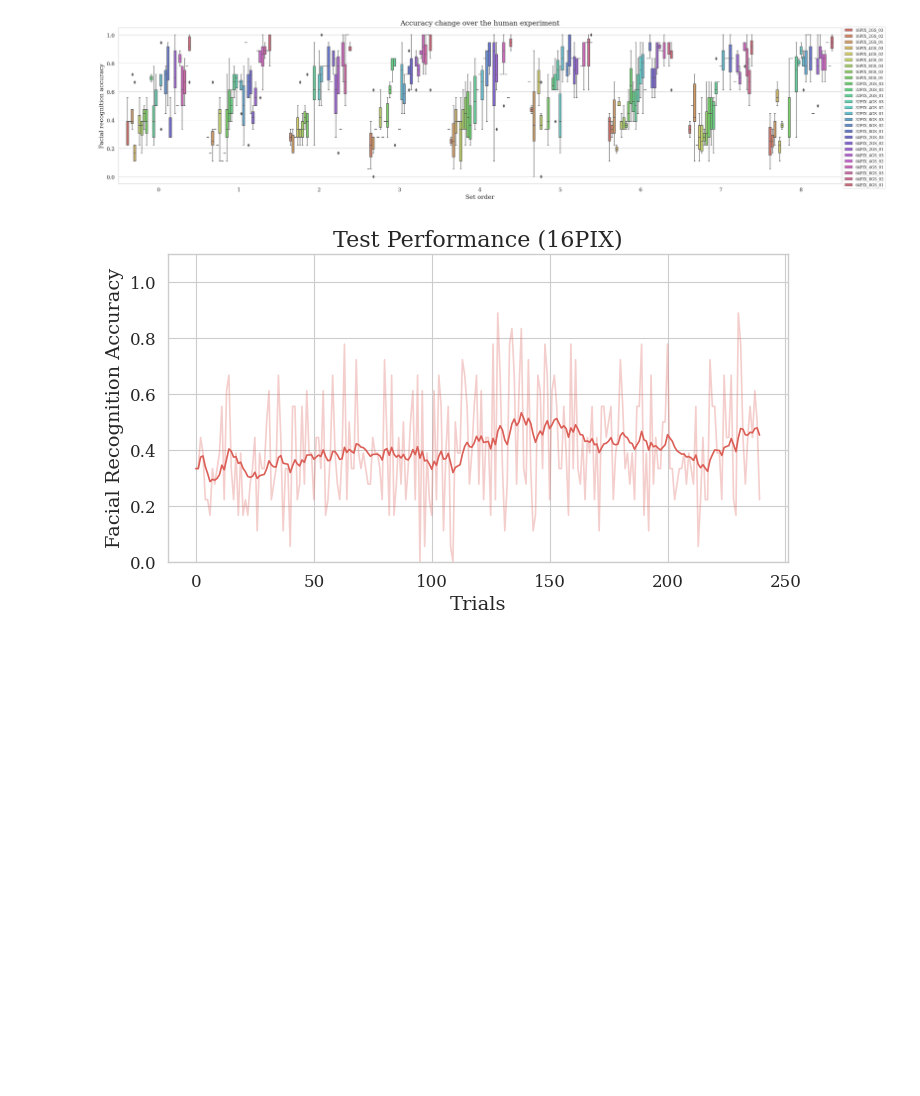
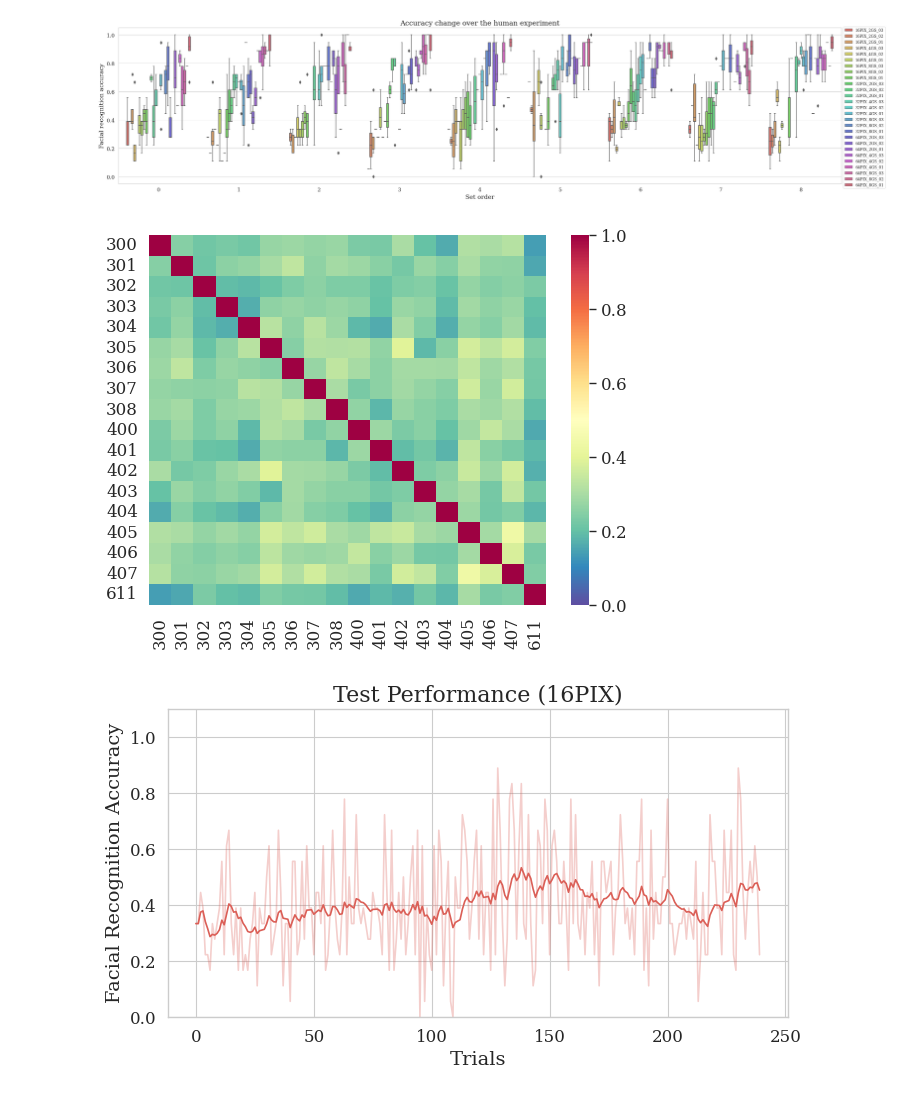
Before and after one commit to namin-an/BionicEye, a Jupyter notebook: Notebooks/Visualization.ipynb, the cells around one changed output. Saved outputs shown, nothing was run; the diff lists cells and outputs as text; code cells hidden in the pictures; blank space fills up the shorter version.

```diff
--- a/Notebooks/Visualization.ipynb
+++ b/Notebooks/Visualization.ipynb
@@ -32,17 +32,17 @@ Today is Happy Monday, 31, 10, 2022.
 # %% [markdown]
 ### Button
 # %%
-date = '2022-10-25'
-time = '17-28-53'
+date = '2022-11-01'
+time = '13-56-55'
 windows = True # True for Windows, False for MAC
-
+train = 'SL' # 'RL' or 'SL
 stim_type = 'opt' # 'opt' or 'elec'
 top1 = True # True for top1, False if top2
 env_type = 'CartPole-v1'
 
 if windows:
     data_dir = 'C:\\Users\\Na Min An\\Desktop\\Development\\Project\\code\\data'
-    outputs_dir = f'C:\\Users\\Na Min An\\Desktop\\Development\\Project\\code\\outputs'# \\{date}' #\\{time}\\outputs'
+    outputs_dir = f'C:\\Users\\Na Min An\\Desktop\\Development\\Project\\code\\outputs\\{date}\\{time}\\outputs'
     slash = '\\'
 else:
     data_dir = '/Users/naminan/Development/Project/code/data'
@@ -52,15 +52,18 @@ else:
 label_path = os.path.join(data_dir, '211105_QAs_for_Set0_CNN_SVC_4classes_partial.csv')
 pred_dir =  os.path.join(os.path.join(data_dir, 'Human_Expert'), '211202')
 
-# recursive method
-model_state_dict_files = glob(f'{outputs_dir}{slash}**{slash}*.pth', recursive=True)
-train_returns_files = glob(f'{outputs_dir}{slash}**{slash}TrainReturns_{env_type}_*.csv', recursive=True)
-
 assert os.path.exists(label_path)
 assert os.path.exists(pred_dir)
 
-assert len(model_state_dict_files) != 0
-assert len(train_returns_files) != 0
+if train == 'RL':
+    model_state_dict_files = glob(f'{outputs_dir}{slash}**{slash}*.pth', recursive=True)
+    train_returns_files = glob(f'{outputs_dir}{slash}**{slash}TrainReturns_{env_type}_*.csv', recursive=True)
+    assert len(model_state_dict_files) != 0
+    assert len(train_returns_files) != 0
+
+elif train == 'SL':
+    model_state_dict_files = glob(f'{outputs_dir}{slash}*.pth', recursive=True)
+    assert len(model_state_dict_files) != 0
 # %% [markdown]
 ### Human data
 # %%
@@ -232,6 +245,14 @@ plt.legend(bbox_to_anchor=(1, 1.02))
 plt.show()
 # %% [output]
 [figure]
+# %%
+sel_df = processed_human_df_T[sel_ppl]
+corr = sel_df.corr()
+
+sns.heatmap(corr, vmin=0.0, vmax=1.0, cmap=sns.color_palette('Spectral_r', as_cmap=True))
+plt.show()
+# %% [output]
+[figure, added]
 # %%
 # Draw test performance over trials to show the learning effect for each number of pixels
 
```
Also changed, not shown: parts of 4 cells of this notebook.
